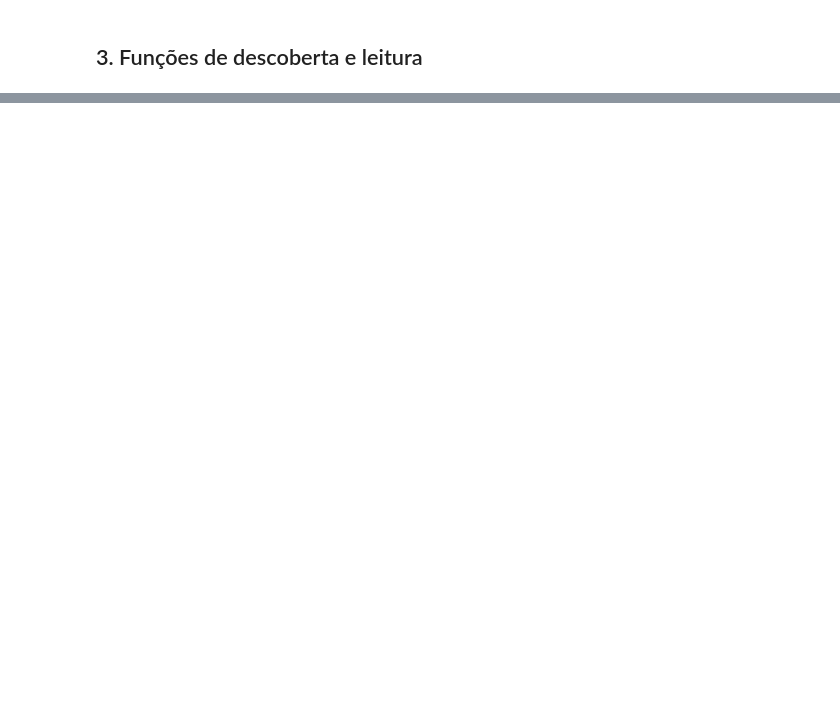
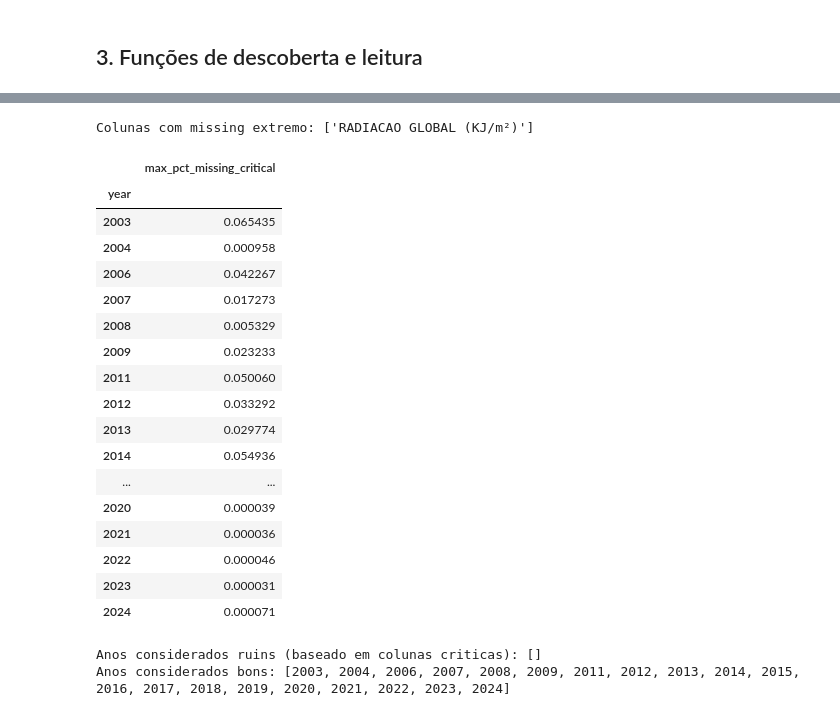
Before and after one commit to julianopadua/TCC, a Jupyter notebook: src/analysis.ipynb, the cells around one changed output, grey strips where cells are left out. Drawn from its saved outputs; the diff is of its cells as text; code cells hidden in the pictures; blank space fills up the shorter version.

```diff
--- a/src/analysis.ipynb
+++ b/src/analysis.ipynb
@@ -126,0 +487,55 @@ pd.DataFrame([one]).assign(prop_foco_pct=lambda d: d["prop_foco"] * 100).drop(co
+# %%
+extreme_cols = col_missing_global[col_missing_global > COL_MISSING_THRESHOLD].index.tolist()
+print("Colunas com missing extremo:", extreme_cols)
+# %% [output]
+Colunas com missing extremo: ['RADIACAO GLOBAL (KJ/m²)']
+# %%
+CRITICAL_COLS = [
+    "HAS_FOCO",  # se existir
+    "RISCO_FOGO",  # se existir
+    "PRECIPITAÇÃO TOTAL, HORÁRIO (mm)",
+    "TEMPERATURA DO AR - BULBO SECO, HORARIA (°C)",
+    "TEMPERATURA DO PONTO DE ORVALHO (°C)",
+    "UMIDADE RELATIVA DO AR, HORARIA (%)",
+    "VENTO, VELOCIDADE HORARIA (m/s)",
+]
+
+YEAR_COL_THRESHOLD = 0.20  # 20% de missing em qualquer coluna crítica
+
+crit = breakdown_df[breakdown_df["col"].isin(CRITICAL_COLS)]
+
+year_max_missing = (
+    crit.groupby("year")["pct_all_neg_over_rows"]
+    .max()
+    .rename("max_pct_missing_critical")
+    .sort_index()
+)
+
+display(year_max_missing.to_frame())
+
+bad_years = year_max_missing[year_max_missing > YEAR_COL_THRESHOLD].index.tolist()
+good_years = year_max_missing[year_max_missing <= YEAR_COL_THRESHOLD].index.tolist()
+
+print("Anos considerados ruins (baseado em colunas criticas):", bad_years)
+print("Anos considerados bons:", good_years)
+# %% [output]
+|  | max_pct_missing_critical |
+| year |  |
+| 2003 | 0.065435 |
+| 2004 | 0.000958 |
+| 2006 | 0.042267 |
+| 2007 | 0.017273 |
+| 2008 | 0.005329 |
+| 2009 | 0.023233 |
+| 2011 | 0.050060 |
+| 2012 | 0.033292 |
+| 2013 | 0.029774 |
+| 2014 | 0.054936 |
+| ... | ... |
+| 2020 | 0.000039 |
+| 2021 | 0.000036 |
+| 2022 | 0.000046 |
+| 2023 | 0.000031 |
+| 2024 | 0.000071 |
+Anos considerados ruins (baseado em colunas criticas): []
+Anos considerados bons: [2003, 2004, 2006, 2007, 2008, 2009, 2011, 2012, 2013, 2014, 2015, 2016, 2017, 2018, 2019, 2020, 2021, 2022, 2023, 2024]
```
Also changed, not shown: parts of 23 cells of this notebook, 5 other files.
